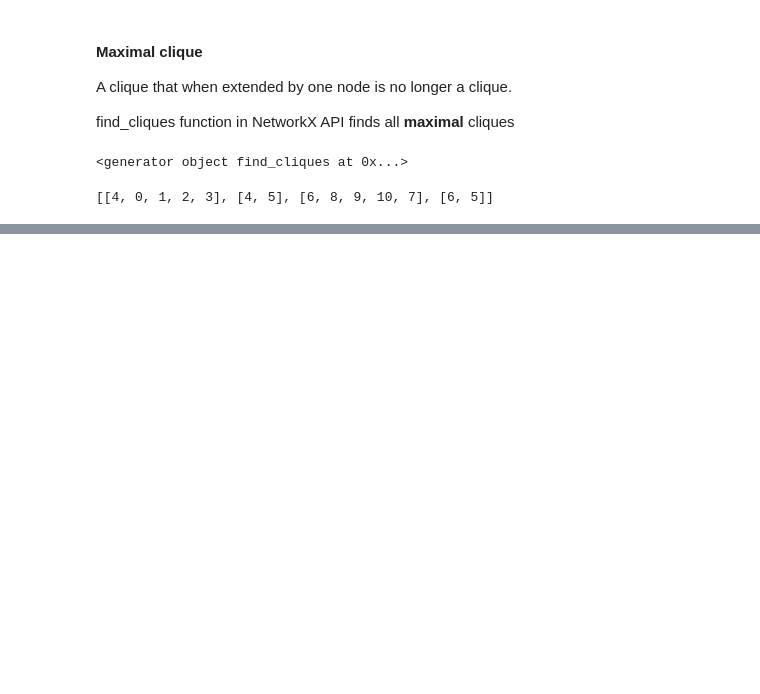
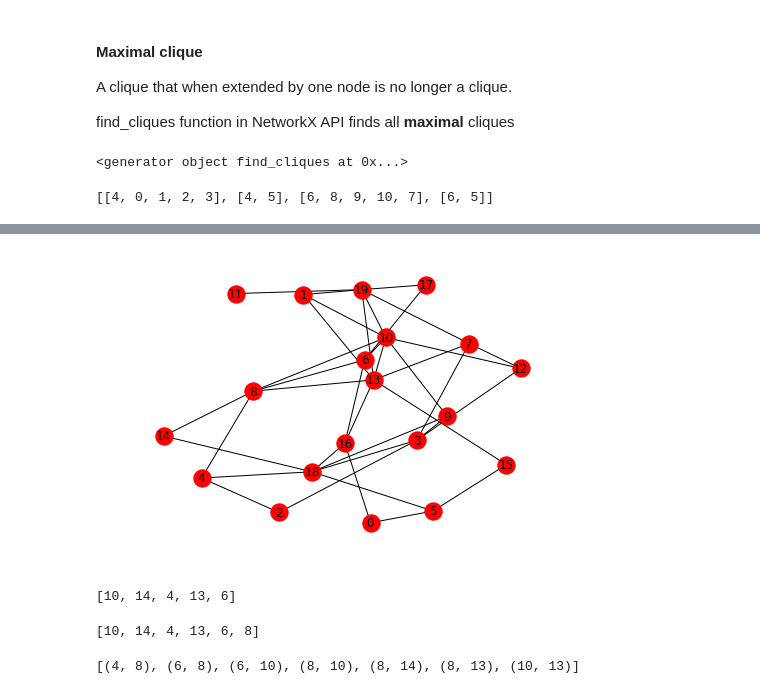
Before and after one commit to sushant2811/NetworkAnalysis, a Jupyter notebook: networkAnalysis.ipynb, the cells around one changed output, grey strips where cells are left out. Cells and saved outputs as stored; diff of their text form; code cells hidden in the pictures; blank space fills up the shorter version.

```diff
--- a/networkAnalysis.ipynb
+++ b/networkAnalysis.ipynb
@@ -401,0 +408,11 @@ nx.draw(Gbarbell)
+# %%
+G = nx.erdos_renyi_graph(n = 20, p =0.2)
+# %%
+nx.draw(G, with_labels=True)
+# %% [output]
+[figure, added]
+# %%
+nodes = G.neighbors(8)
+nodes
+# %% [output]
+[10, 14, 4, 13, 6]
@@ -401,0 +421,4 @@ nx.draw(Gbarbell)
+# %%
+nodes
+# %% [output]
+[10, 14, 4, 13, 6, 8]
@@ -401,0 +427,4 @@ nx.draw(Gbarbell)
+# %%
+G8.edges()
+# %% [output]
+[(4, 8), (6, 8), (6, 10), (8, 10), (8, 14), (8, 13), (10, 13)]
```
Also changed, not shown: parts of 22 cells of this notebook.
